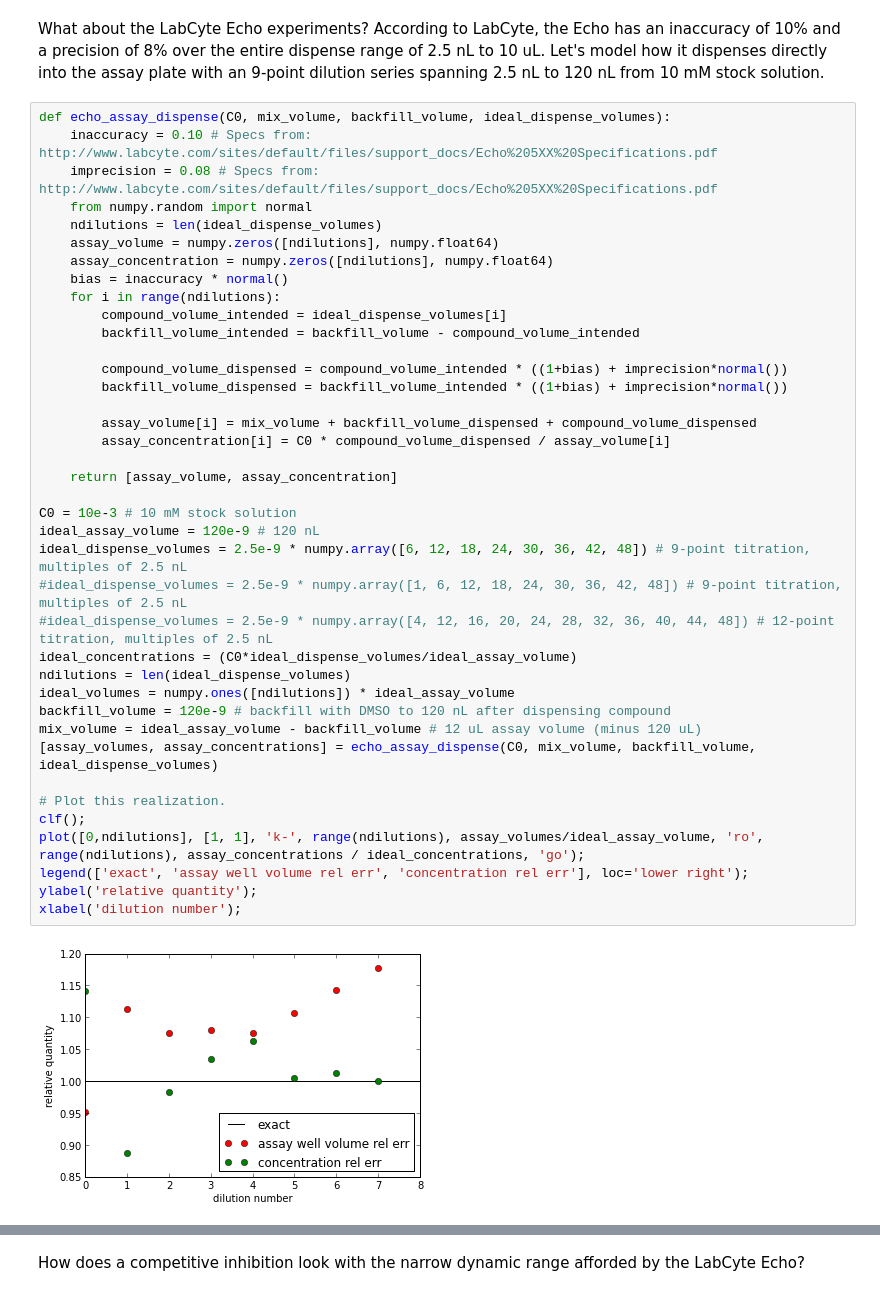
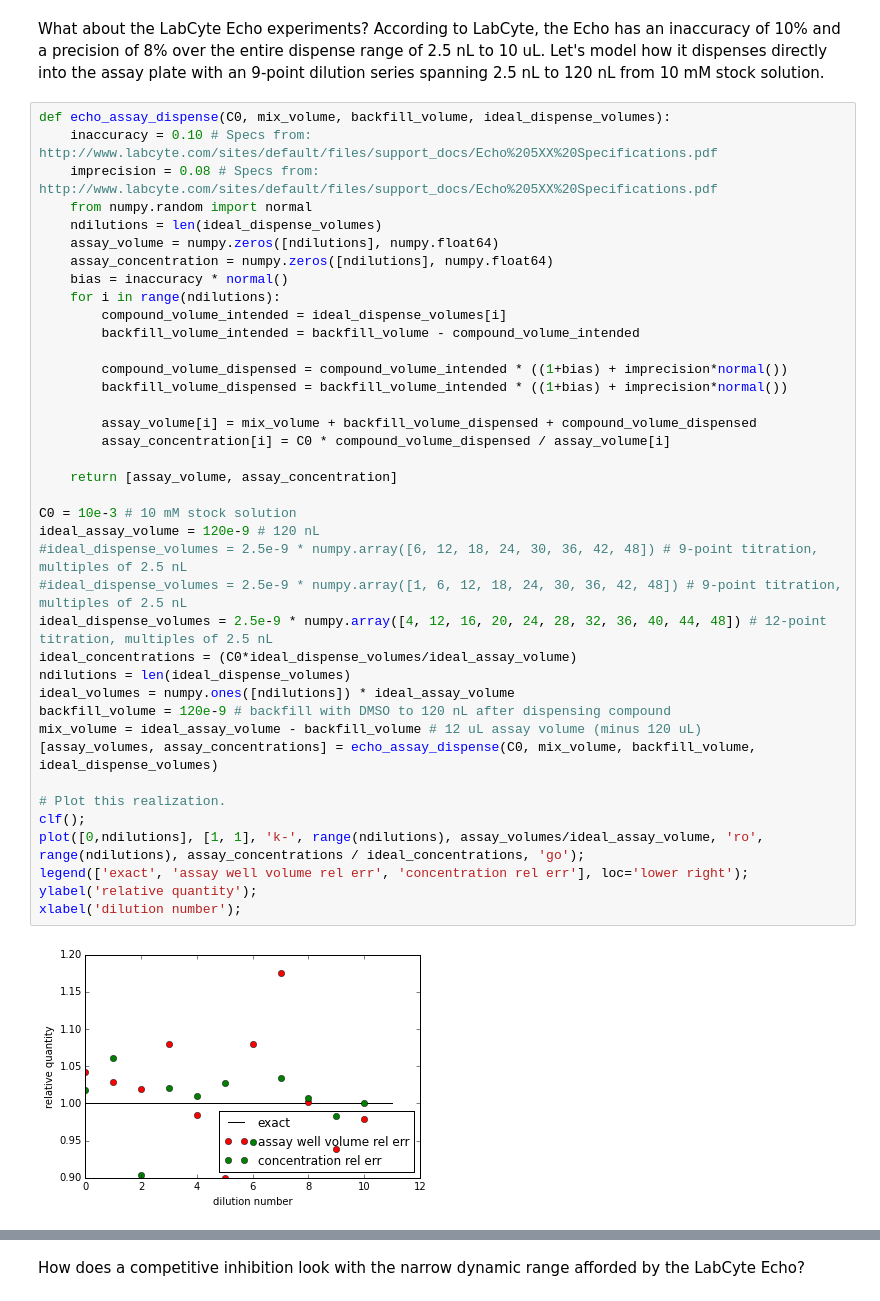
Before and after one commit to choderalab/cadd-grc-2013, a Jupyter notebook: notebooks/Serial dilution accuracy.ipynb, the cells around one changed output, grey strips where cells are left out. Cells and saved outputs as stored; diff of their text form.

```diff
--- a/notebooks/Serial dilution accuracy.ipynb
+++ b/notebooks/Serial dilution accuracy.ipynb
@@ -273,36 +275,36 @@ def echo_assay_dispense(C0, mix_volume, backfill_volume, ideal_dispense_volumes)
     bias = inaccuracy * normal()
     for i in range(ndilutions):
         compound_volume_intended = ideal_dispense_volumes[i]
         backfill_volume_intended = backfill_volume - compound_volume_intended
 
         compound_volume_dispensed = compound_volume_intended * ((1+bias) + imprecision*normal())
         backfill_volume_dispensed = backfill_volume_intended * ((1+bias) + imprecision*normal())
 
         assay_volume[i] = mix_volume + backfill_volume_dispensed + compound_volume_dispensed
         assay_concentration[i] = C0 * compound_volume_dispensed / assay_volume[i]
 
     return [assay_volume, assay_concentration]
 
 C0 = 10e-3 # 10 mM stock solution
 ideal_assay_volume = 120e-9 # 120 nL
-ideal_dispense_volumes = 2.5e-9 * numpy.array([6, 12, 18, 24, 30, 36, 42, 48]) # 9-point titration, multiples of 2.5 nL
+#ideal_dispense_volumes = 2.5e-9 * numpy.array([6, 12, 18, 24, 30, 36, 42, 48]) # 9-point titration, multiples of 2.5 nL
 #ideal_dispense_volumes = 2.5e-9 * numpy.array([1, 6, 12, 18, 24, 30, 36, 42, 48]) # 9-point titration, multiples of 2.5 nL
-#ideal_dispense_volumes = 2.5e-9 * numpy.array([4, 12, 16, 20, 24, 28, 32, 36, 40, 44, 48]) # 12-point titration, multiples of 2.5 nL
+ideal_dispense_volumes = 2.5e-9 * numpy.array([4, 12, 16, 20, 24, 28, 32, 36, 40, 44, 48]) # 12-point titration, multiples of 2.5 nL
 ideal_concentrations = (C0*ideal_dispense_volumes/ideal_assay_volume)
 ndilutions = len(ideal_dispense_volumes)
 ideal_volumes = numpy.ones([ndilutions]) * ideal_assay_volume
 backfill_volume = 120e-9 # backfill with DMSO to 120 nL after dispensing compound
 mix_volume = ideal_assay_volume - backfill_volume # 12 uL assay volume (minus 120 uL)
 [assay_volumes, assay_concentrations] = echo_assay_dispense(C0, mix_volume, backfill_volume, ideal_dispense_volumes)
 
 # Plot this realization.
 clf();
 plot([0,ndilutions], [1, 1], 'k-', range(ndilutions), assay_volumes/ideal_assay_volume, 'ro', range(ndilutions), assay_concentrations / ideal_concentrations, 'go');
 legend(['exact', 'assay well volume rel err', 'concentration rel err'], loc='lower right');
 ylabel('relative quantity');
 xlabel('dilution number');
 # %% [output]
-[figure, old version]
+[figure, new version]
 # %%
 nreplicates = 10000
 actual_volumes_n = numpy.zeros([nreplicates, ndilutions], numpy.float64)
```
Also changed, not shown: parts of 22 cells of this notebook.
